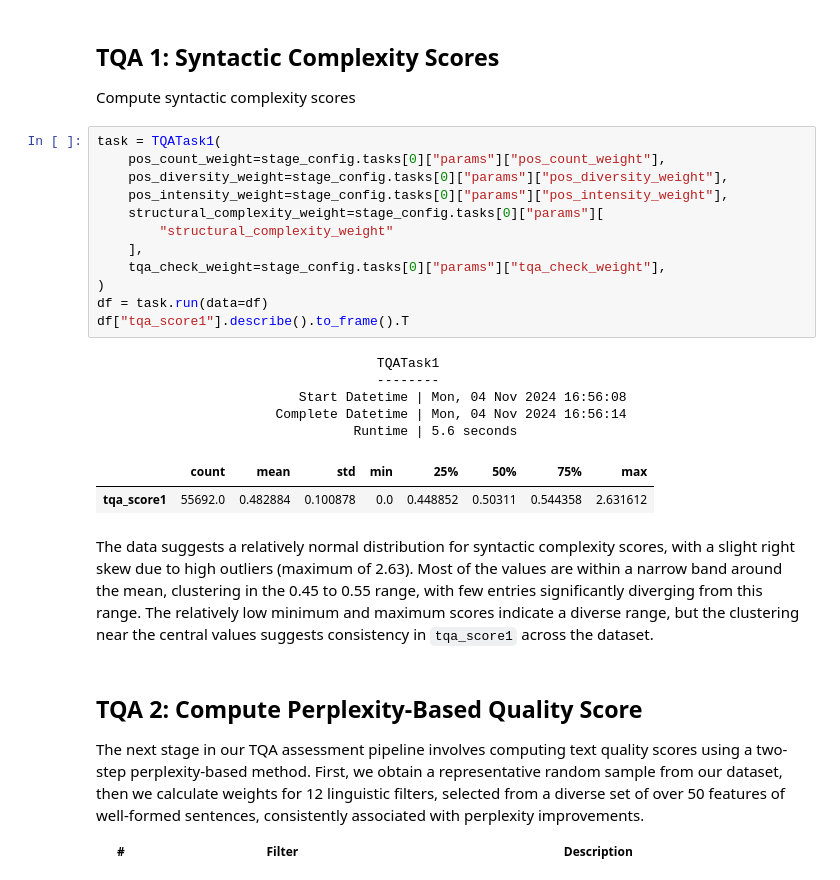
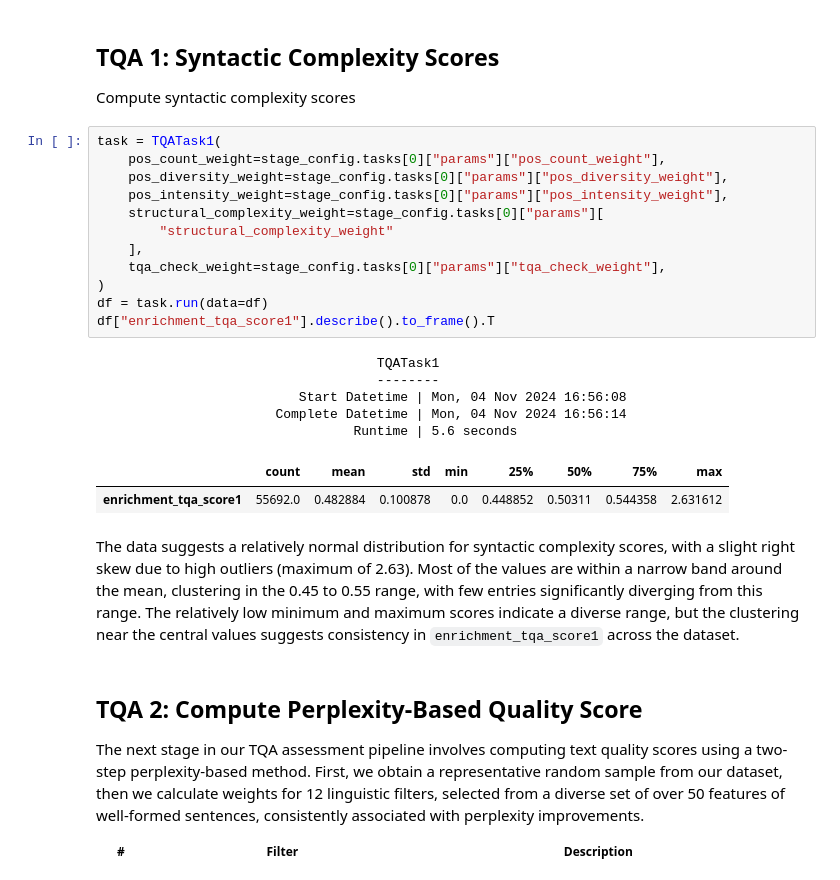
Before and after one commit to variancexplained/genai-lab-slm, a Jupyter notebook: notebooks/content/01_data/04_tqs.ipynb, the cells around one changed output. Drawn from its saved outputs; the diff is of its cells as text.

Commit message:
enrich, aggregation

```diff
--- a/notebooks/content/01_data/04_tqs.ipynb
+++ b/notebooks/content/01_data/04_tqs.ipynb
@@ -79,25 +79,25 @@ Compute syntactic complexity scores
 # %%
 task = TQATask1(
     pos_count_weight=stage_config.tasks[0]["params"]["pos_count_weight"],
     pos_diversity_weight=stage_config.tasks[0]["params"]["pos_diversity_weight"],
     pos_intensity_weight=stage_config.tasks[0]["params"]["pos_intensity_weight"],
     structural_complexity_weight=stage_config.tasks[0]["params"][
         "structural_complexity_weight"
     ],
     tqa_check_weight=stage_config.tasks[0]["params"]["tqa_check_weight"],
 )
 df = task.run(data=df)
-df["tqa_score1"].describe().to_frame().T
+df["enrichment_tqa_score1"].describe().to_frame().T
 # %% [output]
                                     TQATask1
                                     --------
                           Start Datetime | Mon, 04 Nov 2024 16:56:08
                        Complete Datetime | Mon, 04 Nov 2024 16:56:14
                                  Runtime | 5.6 seconds
 |  | count | mean | std | min | 25% | 50% | 75% | max |
-| tqa_score1 | 55692.0 | 0.482884 | 0.100878 | 0.0 | 0.448852 | 0.50311 | 0.544358 | 2.631612 |
+| enrichment_tqa_score1 | 55692.0 | 0.482884 | 0.100878 | 0.0 | 0.448852 | 0.50311 | 0.544358 | 2.631612 |
 # %% [markdown]
-The data suggests a relatively normal distribution for syntactic complexity scores, with a slight right skew due to high outliers (maximum of 2.63). Most of the values are within a narrow band around the mean, clustering in the 0.45 to 0.55 range, with few entries significantly diverging from this range. The relatively low minimum and maximum scores indicate a diverse range, but the clustering near the central values suggests consistency in `tqa_score1` across the dataset.
+The data suggests a relatively normal distribution for syntactic complexity scores, with a slight right skew due to high outliers (maximum of 2.63). Most of the values are within a narrow band around the mean, clustering in the 0.45 to 0.55 range, with few entries significantly diverging from this range. The relatively low minimum and maximum scores indicate a diverse range, but the clustering near the central values suggests consistency in `enrichment_tqa_score1` across the dataset.
 # %% [markdown]
 ## TQA 2: Compute Perplexity-Based Quality Score
 The next stage in our TQA assessment pipeline involves computing text quality scores using a two-step perplexity-based method. First, we obtain a representative random sample from our dataset, then we calculate weights for 12 linguistic filters, selected from a diverse set of over 50 features of well-formed sentences, consistently associated with perplexity improvements.
```
Also changed, not shown: parts of 4 cells of this notebook, 31 other files.
